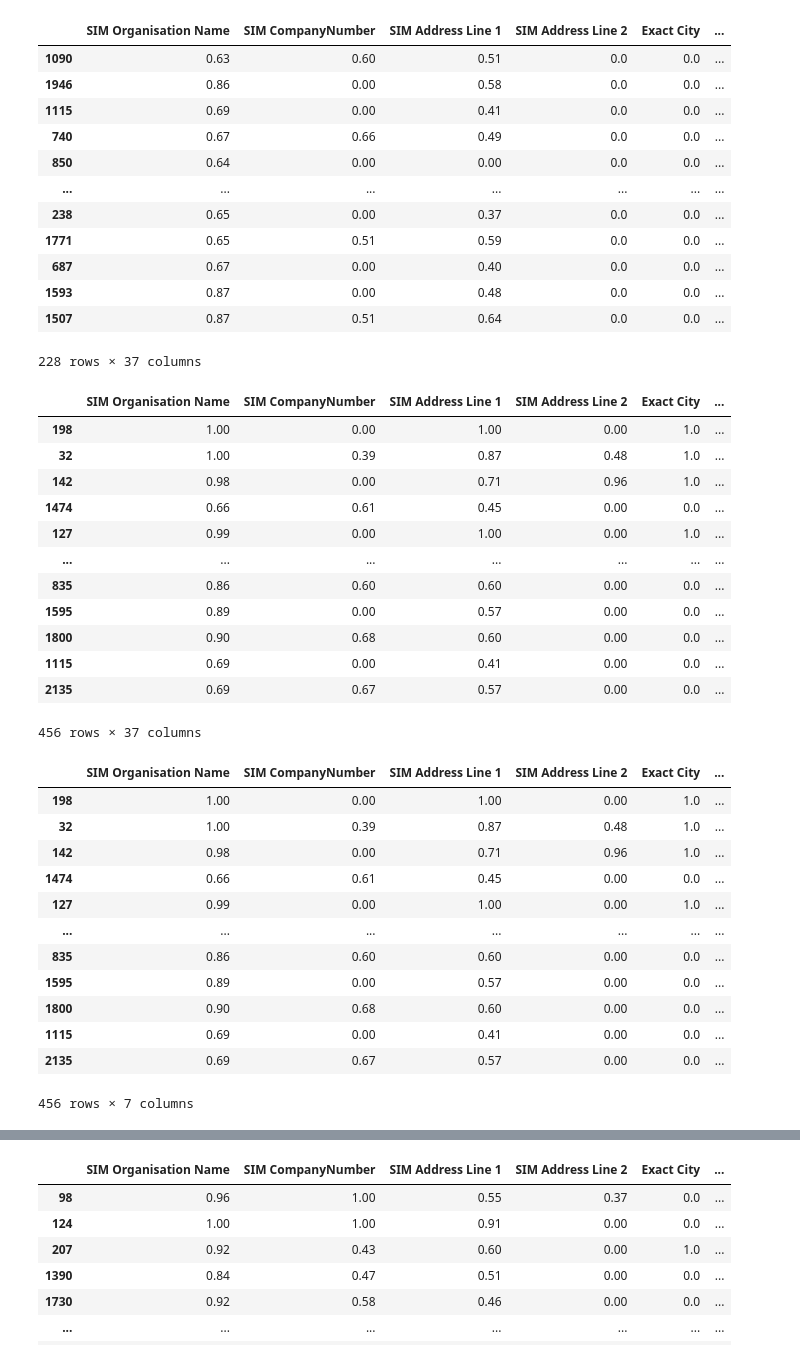
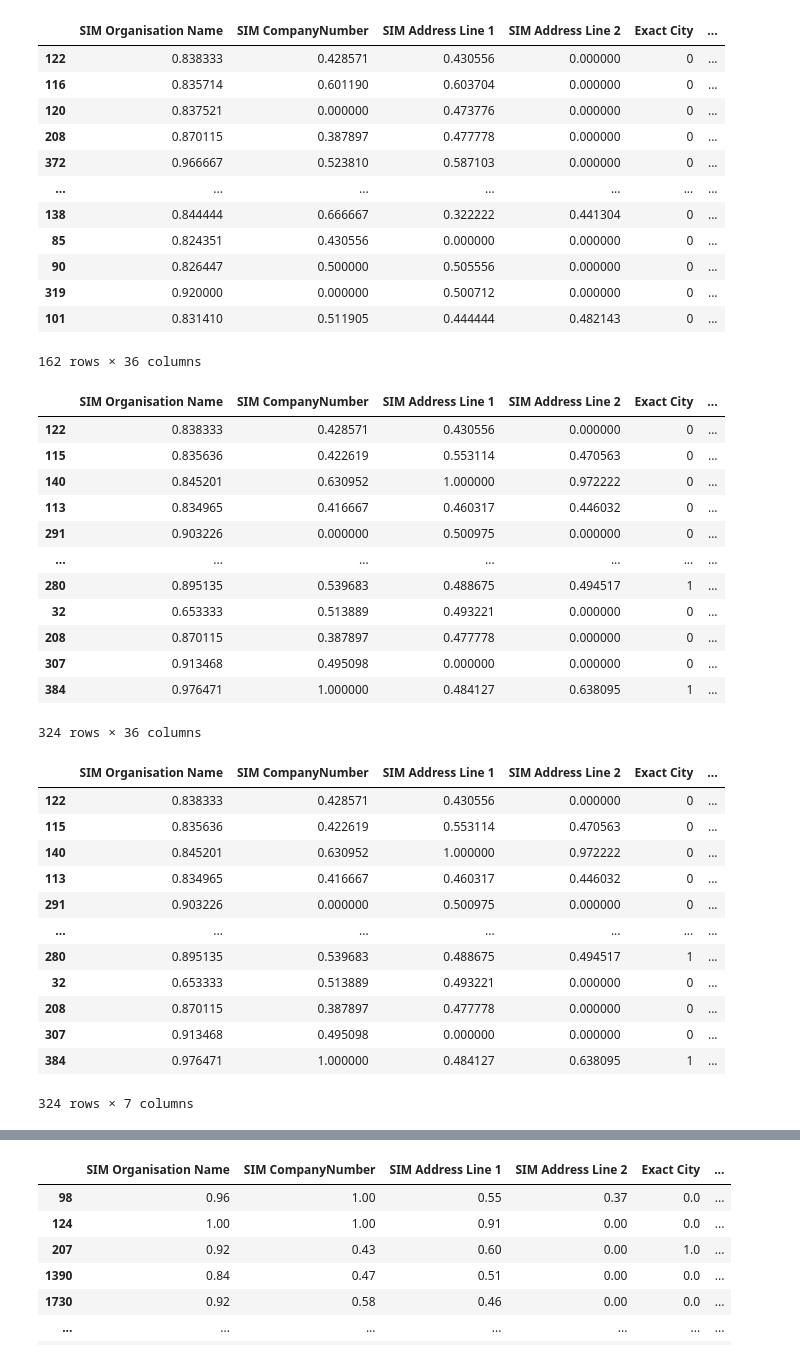
Before and after one commit to jacksim588/Record-Linkage, a Jupyter notebook: RL-Model Creation.ipynb, the cells around one changed output, grey strips where cells are left out. Drawn from its saved outputs; the diff is of its cells as text; code cells hidden in the pictures.

```diff
--- a/RL-Model Creation.ipynb
+++ b/RL-Model Creation.ipynb
@@ -7,60 +7,60 @@ import recordlinkage as rl
 import pickle
 import sklearn
 # %%
-df_TD = pd.read_csv(r"C:\Users\Clamfighter\Machine_Learning_Project\my_env\Heggle\Record Linkage - Company Data\Company Data\RLW_JUNE_Labelled.csv",encoding = "ISO-8859-1" )
+df_TD = pd.read_csv(r"C:\Users\jacks\Documents\Document(Offline)\Heggle\Record Linkage\Data\RLW_Sept_ReLabelled.csv",encoding = "ISO-8859-1" )
 # %%
-temp = df_TD.loc[df_TD['Label'] == 1]
-df_TD = df_TD.loc[df_TD['Label'] == 0]
+temp = df_TD.loc[df_TD['label'] == 1]
+df_TD = df_TD.loc[df_TD['label'] == 0]
 df_TD = df_TD.sample(frac=1)
 df_TD = df_TD[:len(temp)]
 df_TD
 # %% [output]
 |  | SIM Organisation Name | SIM CompanyNumber | SIM Address Line 1 | SIM Address Line 2 | Exact City | ... |
-| 1090 | 0.63 | 0.60 | 0.51 | 0.0 | 0.0 | ... |
-| 1946 | 0.86 | 0.00 | 0.58 | 0.0 | 0.0 | ... |
-| 1115 | 0.69 | 0.00 | 0.41 | 0.0 | 0.0 | ... |
-| 740 | 0.67 | 0.66 | 0.49 | 0.0 | 0.0 | ... |
-| 850 | 0.64 | 0.00 | 0.00 | 0.0 | 0.0 | ... |
+| 122 | 0.838333 | 0.428571 | 0.430556 | 0.000000 | 0 | ... |
+| 116 | 0.835714 | 0.601190 | 0.603704 | 0.000000 | 0 | ... |
+| 120 | 0.837521 | 0.000000 | 0.473776 | 0.000000 | 0 | ... |
+| 208 | 0.870115 | 0.387897 | 0.477778 | 0.000000 | 0 | ... |
+| 372 | 0.966667 | 0.523810 | 0.587103 | 0.000000 | 0 | ... |
 | ... | ... | ... | ... | ... | ... | ... |
-| 238 | 0.65 | 0.00 | 0.37 | 0.0 | 0.0 | ... |
-| 1771 | 0.65 | 0.51 | 0.59 | 0.0 | 0.0 | ... |
-| 687 | 0.67 | 0.00 | 0.40 | 0.0 | 0.0 | ... |
-| 1593 | 0.87 | 0.00 | 0.48 | 0.0 | 0.0 | ... |
-| 1507 | 0.87 | 0.51 | 0.64 | 0.0 | 0.0 | ... |
+| 138 | 0.844444 | 0.666667 | 0.322222 | 0.441304 | 0 | ... |
+| 85 | 0.824351 | 0.430556 | 0.000000 | 0.000000 | 0 | ... |
+| 90 | 0.826447 | 0.500000 | 0.505556 | 0.000000 | 0 | ... |
+| 319 | 0.920000 | 0.000000 | 0.500712 | 0.000000 | 0 | ... |
+| 101 | 0.831410 | 0.511905 | 0.444444 | 0.482143 | 0 | ... |
-228 rows × 37 columns
+162 rows × 36 columns
 # %%
 df_TD = pd.concat([df_TD,temp])
 df_TD = df_TD.sample(frac=1)
 df_TD
 # %% [output]
 |  | SIM Organisation Name | SIM CompanyNumber | SIM Address Line 1 | SIM Address Line 2 | Exact City | ... |
-| 198 | 1.00 | 0.00 | 1.00 | 0.00 | 1.0 | ... |
-| 32 | 1.00 | 0.39 | 0.87 | 0.48 | 1.0 | ... |
-| 142 | 0.98 | 0.00 | 0.71 | 0.96 | 1.0 | ... |
-| 1474 | 0.66 | 0.61 | 0.45 | 0.00 | 0.0 | ... |
-| 127 | 0.99 | 0.00 | 1.00 | 0.00 | 1.0 | ... |
+| 122 | 0.838333 | 0.428571 | 0.430556 | 0.000000 | 0 | ... |
+| 115 | 0.835636 | 0.422619 | 0.553114 | 0.470563 | 0 | ... |
+| 140 | 0.845201 | 0.630952 | 1.000000 | 0.972222 | 0 | ... |
+| 113 | 0.834965 | 0.416667 | 0.460317 | 0.446032 | 0 | ... |
+| 291 | 0.903226 | 0.000000 | 0.500975 | 0.000000 | 0 | ... |
 | ... | ... | ... | ... | ... | ... | ... |
-| 835 | 0.86 | 0.60 | 0.60 | 0.00 | 0.0 | ... |
-| 1595 | 0.89 | 0.00 | 0.57 | 0.00 | 0.0 | ... |
-| 1800 | 0.90 | 0.68 | 0.60 | 0.00 | 0.0 | ... |
-| 1115 | 0.69 | 0.00 | 0.41 | 0.00 | 0.0 | ... |
-| 2135 | 0.69 | 0.67 | 0.57 | 0.00 | 0.0 | ... |
+| 280 | 0.895135 | 0.539683 | 0.488675 | 0.494517 | 1 | ... |
+| 32 | 0.653333 | 0.513889 | 0.493221 | 0.000000 | 0 | ... |
+| 208 | 0.870115 | 0.387897 | 0.477778 | 0.000000 | 0 | ... |
+| 307 | 0.913468 | 0.495098 | 0.000000 | 0.000000 | 0 | ... |
+| 384 | 0.976471 | 1.000000 | 0.484127 | 0.638095 | 1 | ... |
-456 rows × 37 columns
+324 rows × 36 columns
 # %%
 X = df_TD[['SIM Organisation Name','SIM CompanyNumber','SIM Address Line 1','SIM Address Line 2','Exact City','Exact County','Exact Post Code']]
 X
 # %% [output]
 |  | SIM Organisation Name | SIM CompanyNumber | SIM Address Line 1 | SIM Address Line 2 | Exact City | ... |
-| 198 | 1.00 | 0.00 | 1.00 | 0.00 | 1.0 | ... |
-| 32 | 1.00 | 0.39 | 0.87 | 0.48 | 1.0 | ... |
-| 142 | 0.98 | 0.00 | 0.71 | 0.96 | 1.0 | ... |
-| 1474 | 0.66 | 0.61 | 0.45 | 0.00 | 0.0 | ... |
-| 127 | 0.99 | 0.00 | 1.00 | 0.00 | 1.0 | ... |
+| 122 | 0.838333 | 0.428571 | 0.430556 | 0.000000 | 0 | ... |
+| 115 | 0.835636 | 0.422619 | 0.553114 | 0.470563 | 0 | ... |
+| 140 | 0.845201 | 0.630952 | 1.000000 | 0.972222 | 0 | ... |
+| 113 | 0.834965 | 0.416667 | 0.460317 | 0.446032 | 0 | ... |
+| 291 | 0.903226 | 0.000000 | 0.500975 | 0.000000 | 0 | ... |
 | ... | ... | ... | ... | ... | ... | ... |
-| 835 | 0.86 | 0.60 | 0.60 | 0.00 | 0.0 | ... |
-| 1595 | 0.89 | 0.00 | 0.57 | 0.00 | 0.0 | ... |
-| 1800 | 0.90 | 0.68 | 0.60 | 0.00 | 0.0 | ... |
-| 1115 | 0.69 | 0.00 | 0.41 | 0.00 | 0.0 | ... |
-| 2135 | 0.69 | 0.67 | 0.57 | 0.00 | 0.0 | ... |
+| 280 | 0.895135 | 0.539683 | 0.488675 | 0.494517 | 1 | ... |
+| 32 | 0.653333 | 0.513889 | 0.493221 | 0.000000 | 0 | ... |
+| 208 | 0.870115 | 0.387897 | 0.477778 | 0.000000 | 0 | ... |
+| 307 | 0.913468 | 0.495098 | 0.000000 | 0.000000 | 0 | ... |
+| 384 | 0.976471 | 1.000000 | 0.484127 | 0.638095 | 1 | ... |
-456 rows × 7 columns
+324 rows × 7 columns
 # %%
```
Also changed, not shown: parts of 4 cells of this notebook.
